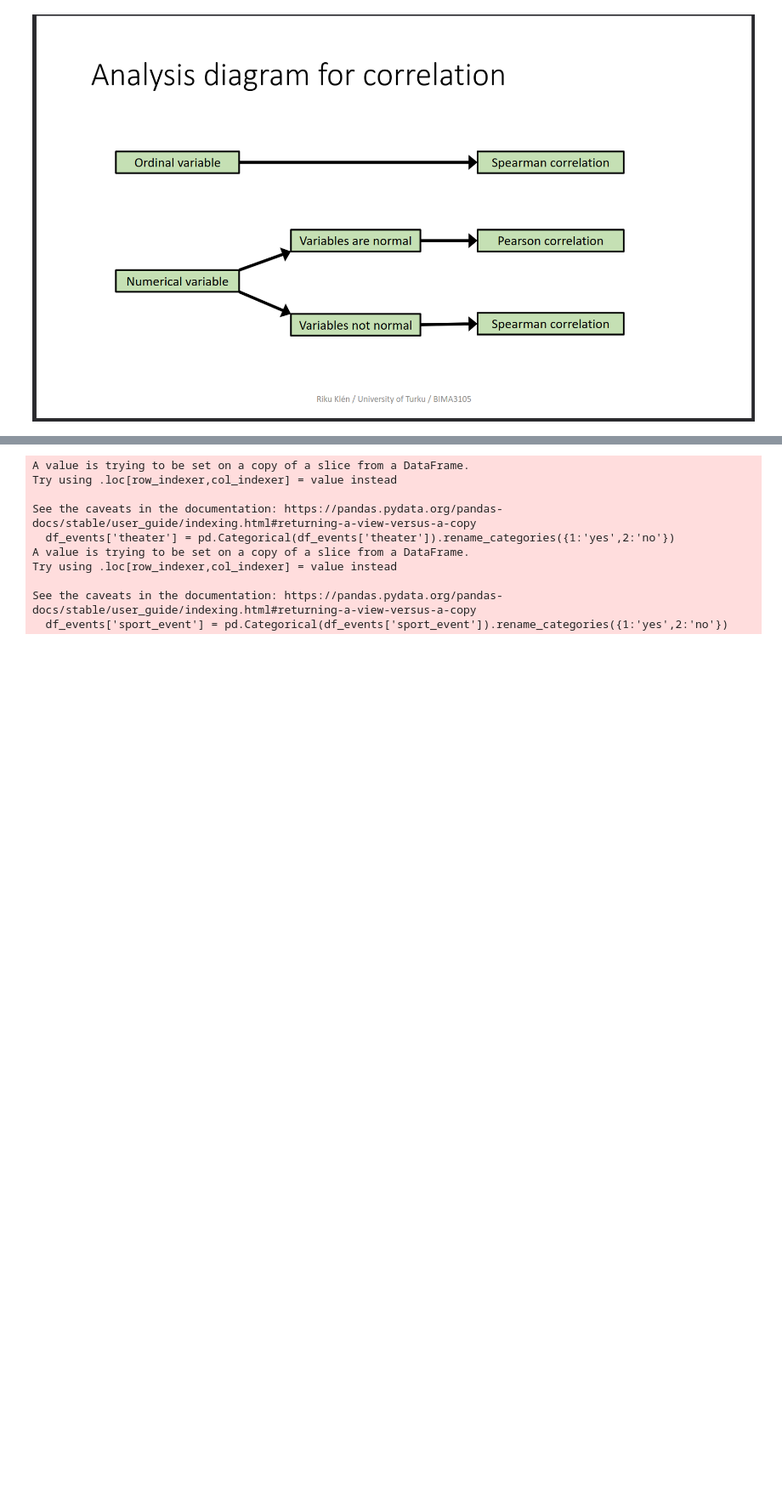
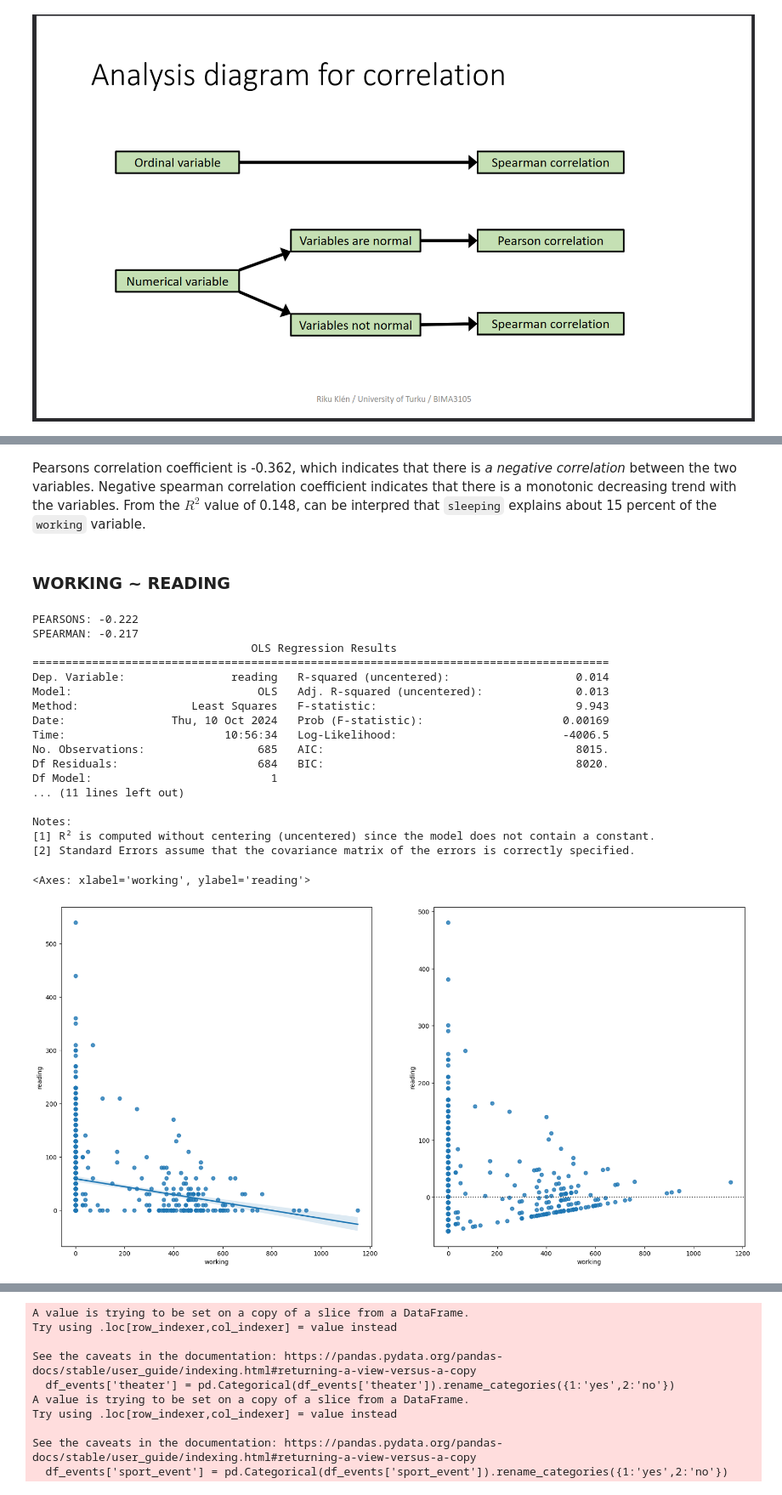
Before and after one commit to heinohen/household_habits_SDA, a Jupyter notebook: habits.ipynb, the cells around one changed output, grey strips where cells are left out. Shown at 85% size. Cells and saved outputs as stored; diff of their text form; code cells hidden in the pictures; blank space fills up the shorter version.

```diff
--- a/habits.ipynb
+++ b/habits.ipynb
@@ -477,0 +495,37 @@ sns.pairplot(df_act)
+# %% [markdown]
+Pearsons correlation coefficient is -0.362, which indicates that there is _a negative correlation_ between the two variables. Negative spearman correlation coefficient indicates that there is a monotonic decreasing trend with the variables.
+From the $R^2$ value of 0.148, can be interpred that `sleeping` explains about 15 percent of the `working` variable.
+# %% [markdown]
+### WORKING ~ READING
+# %%
+print(f"PEARSONS: {df_act['working'].corr(df_act['reading'],method='pearson').round(3)}")
+print(f"SPEARMAN: {df_act['working'].corr(df_act['reading'],method='spearman').round(3)}")
+model = OLS(df_act['reading'], df_act['working'])
+results = model.fit()
+print(results.summary())
+
+# https://seaborn.pydata.org/generated/seaborn.regplot.html
+# https://seaborn.pydata.org/generated/seaborn.residplot.html
+fig,ax=MP.subplots(nrows=1,ncols=2,figsize=(20,10))
+sns.regplot(x='working',y='reading',data=df_act, ax=ax[0])
+sns.residplot(data=df_act, x="working", y="reading",ax=ax[1])
+# %% [output]
+PEARSONS: -0.222
+SPEARMAN: -0.217
+                                 OLS Regression Results
+=======================================================================================
+Dep. Variable:                reading   R-squared (uncentered):                   0.014
+Model:                            OLS   Adj. R-squared (uncentered):              0.013
+Method:                 Least Squares   F-statistic:                              9.943
+Date:                Thu, 10 Oct 2024   Prob (F-statistic):                     0.00169
+Time:                        10:56:34   Log-Likelihood:                         -4006.5
+No. Observations:                 685   AIC:                                      8015.
+Df Residuals:                     684   BIC:                                      8020.
+Df Model:                           1
+... (11 lines left out)
+
+Notes:
+[1] R² is computed without centering (uncentered) since the model does not contain a constant.
+[2] Standard Errors assume that the covariance matrix of the errors is correctly specified.
+<Axes: xlabel='working', ylabel='reading'>
+[figure, added]
```
Also changed, not shown: parts of 35 cells of this notebook, 1 other file.
